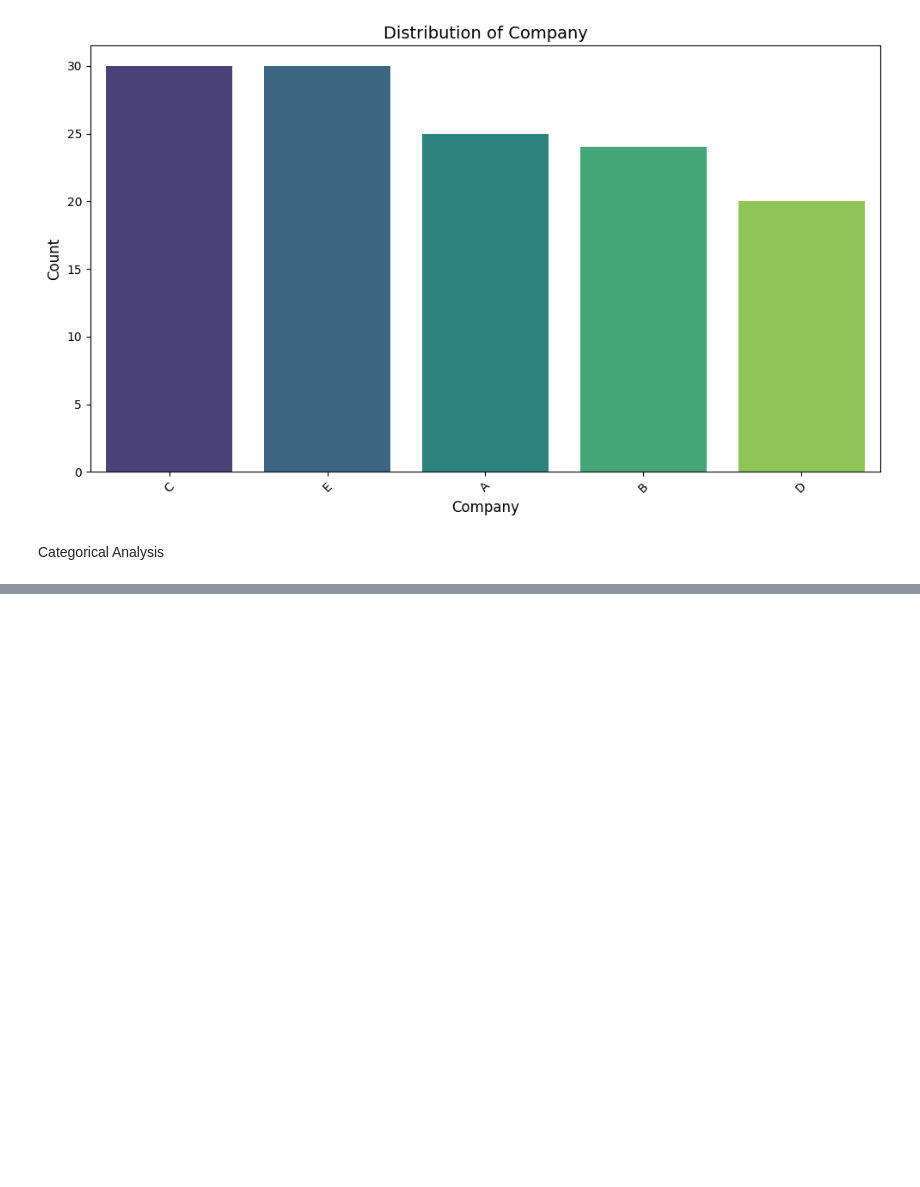
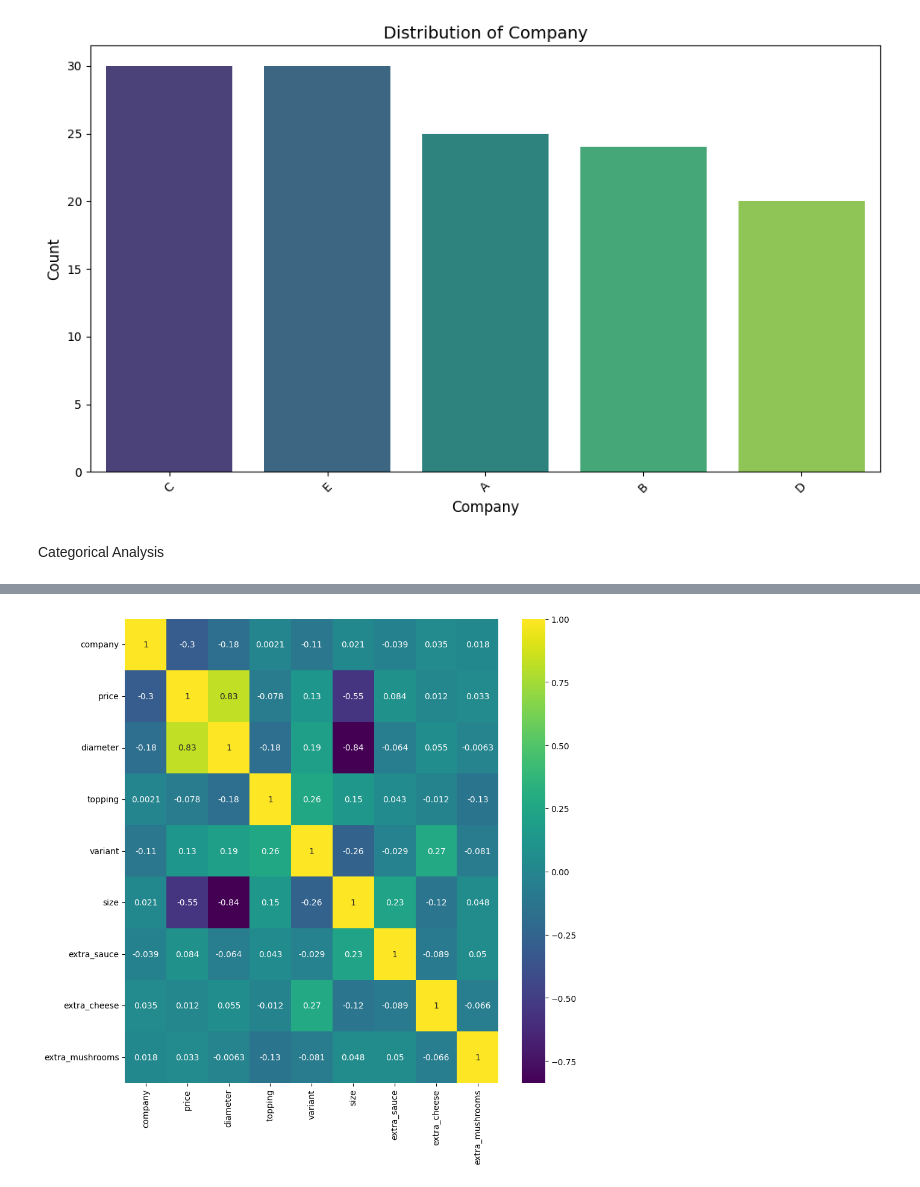
Before and after one commit to SurekhaBerlin/Pizza-price-prediction-using-ML, a Jupyter notebook: Pizza_Price_Prediction_using_Machine_Learning.ipynb, the cells around one changed output, grey strips where cells are left out. Drawn from its saved outputs; the diff is of its cells as text; code cells hidden in the pictures; blank space fills up the shorter version.

```diff
--- a/Pizza_Price_Prediction_using_Machine_Learning.ipynb
+++ b/Pizza_Price_Prediction_using_Machine_Learning.ipynb
@@ -408,0 +425,3 @@ plt.show()
+# %%
+for col in df.select_dtypes(include=[object]).columns:
+   print(f"{col}: {df[col].unique()}")
@@ -408,0 +441,6 @@ plt.show()
+# %%
+for col in df.select_dtypes(include=['object']).columns:
+    lable_encoder = preprocessing.LabelEncoder()
+    lable_encoder.fit(df[col].unique())
+    df[col]=lable_encoder.transform(df[col])
+    print(f"{col}: {df[col].unique()}")
@@ -408,0 +455,11 @@ plt.show()
+# %%
+# Set the figure size
+plt.figure(figsize=(10, 10))
+
+# Create the heatmap with the viridis color palette
+sns.heatmap(df.corr(), fmt='.2g', annot=True, cmap='viridis')
+
+# Show the plot
+plt.show()
+# %% [output]
+[figure, added]
```
Also changed, not shown: parts of 8 cells of this notebook.
